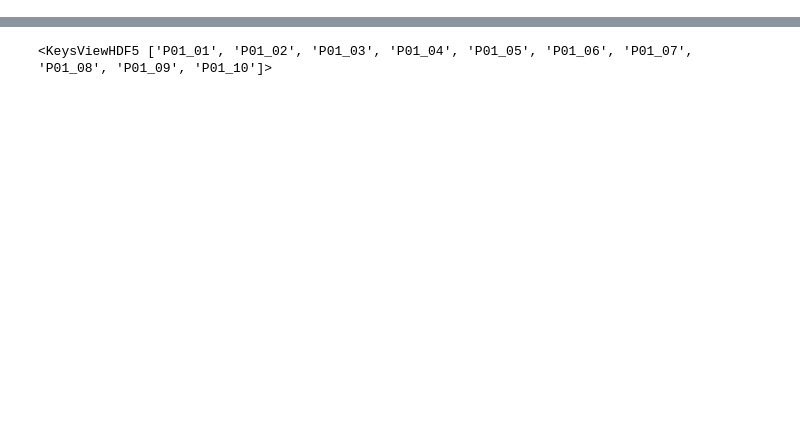
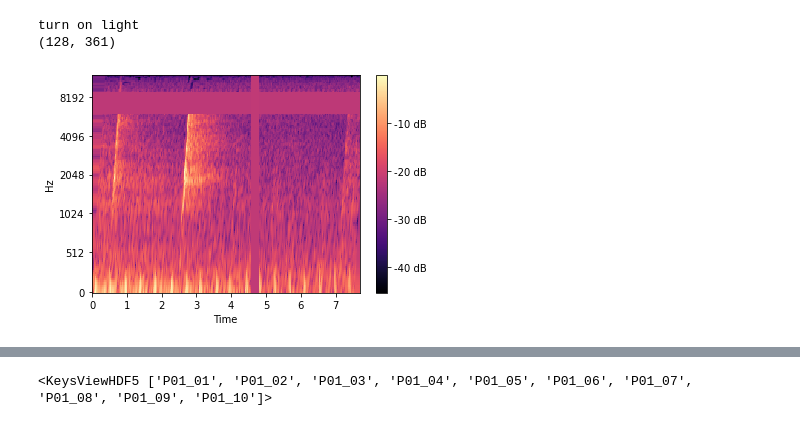
Before and after one commit to DWhettam/BlindCamera, a Jupyter notebook: Spectograms.ipynb, the cells around one changed output, grey strips where cells are left out. Drawn from its saved outputs; the diff is of its cells as text; code cells hidden in the pictures; blank space fills up the shorter version.

```diff
--- a/Spectograms.ipynb
+++ b/Spectograms.ipynb
@@ -70,3 +69,16 @@ h5 = h5py.File(audio_files, 'r')
 with open(train_path, 'rb') as f:
             data = pickle.load(f)
             data = [EpicAudioRecord(tup) for tup in data.iterrows()]
+# %%
+data_point = trim(data[1], h5)
+spec = torch.Tensor(make_spec(data_point, 10, 5, 'mel'))
+
+spec = np.array(spec_augment_pytorch.spec_augment(spec, 20, 20, 20, 1, 1) ).squeeze()
+
+ipd.display(ipd.Audio(data_point, rate=24000))
+print(data[1].narration)
+print(np.shape(spec))
+librosa.display.specshow(spec, sr=24000, x_axis='time', y_axis='mel');
+plt.colorbar(format='%+2.0f dB');
+plt.show()
+# %% [output]
@@ -73,3 +86,6 @@ with open(train_path, 'rb') as f:
+turn on light
+(128, 361)
+[figure, added]
 # %%
 for record in data:
     data_point = trim(record, h5)
```
Also changed, not shown: parts of 4 cells of this notebook, 4 other files.
